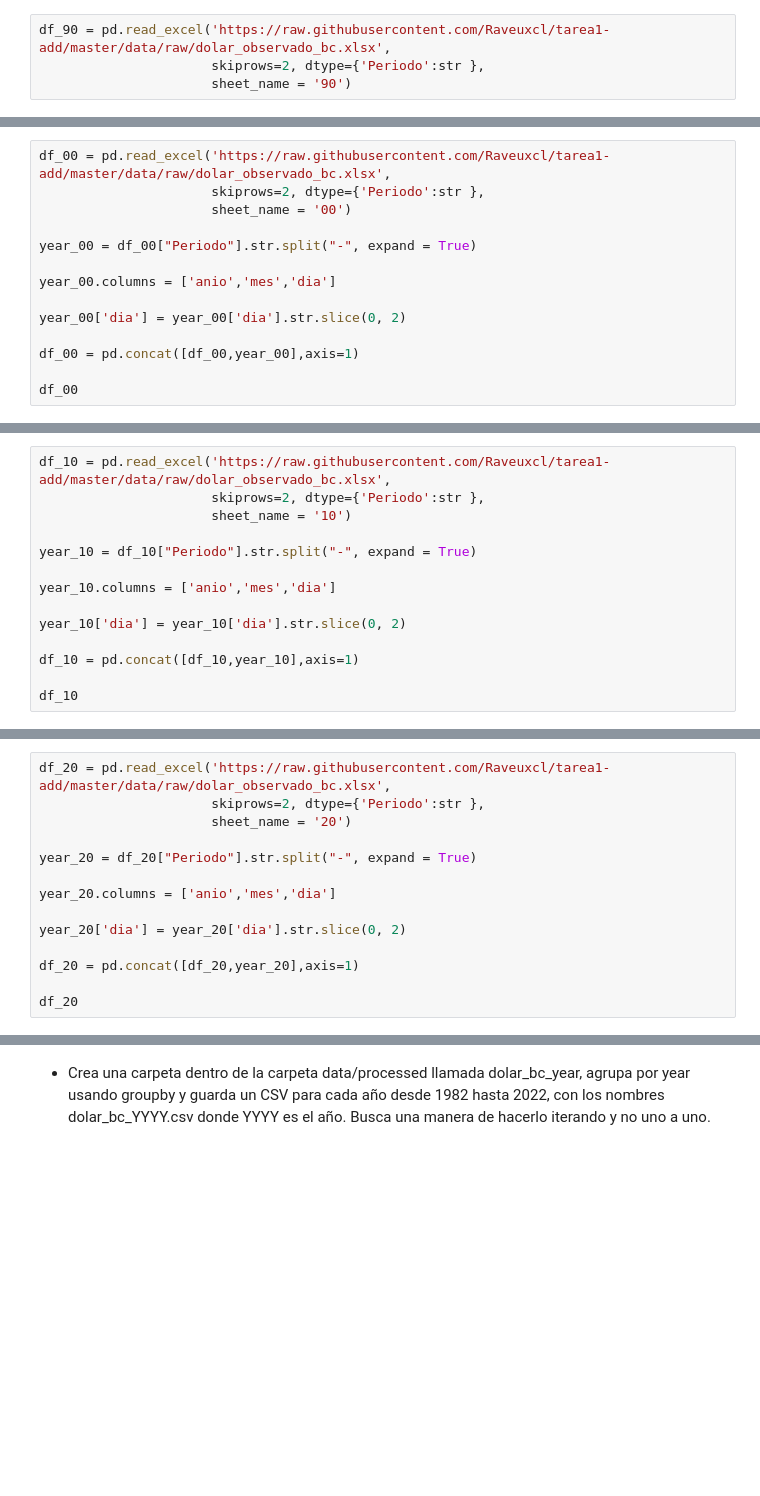
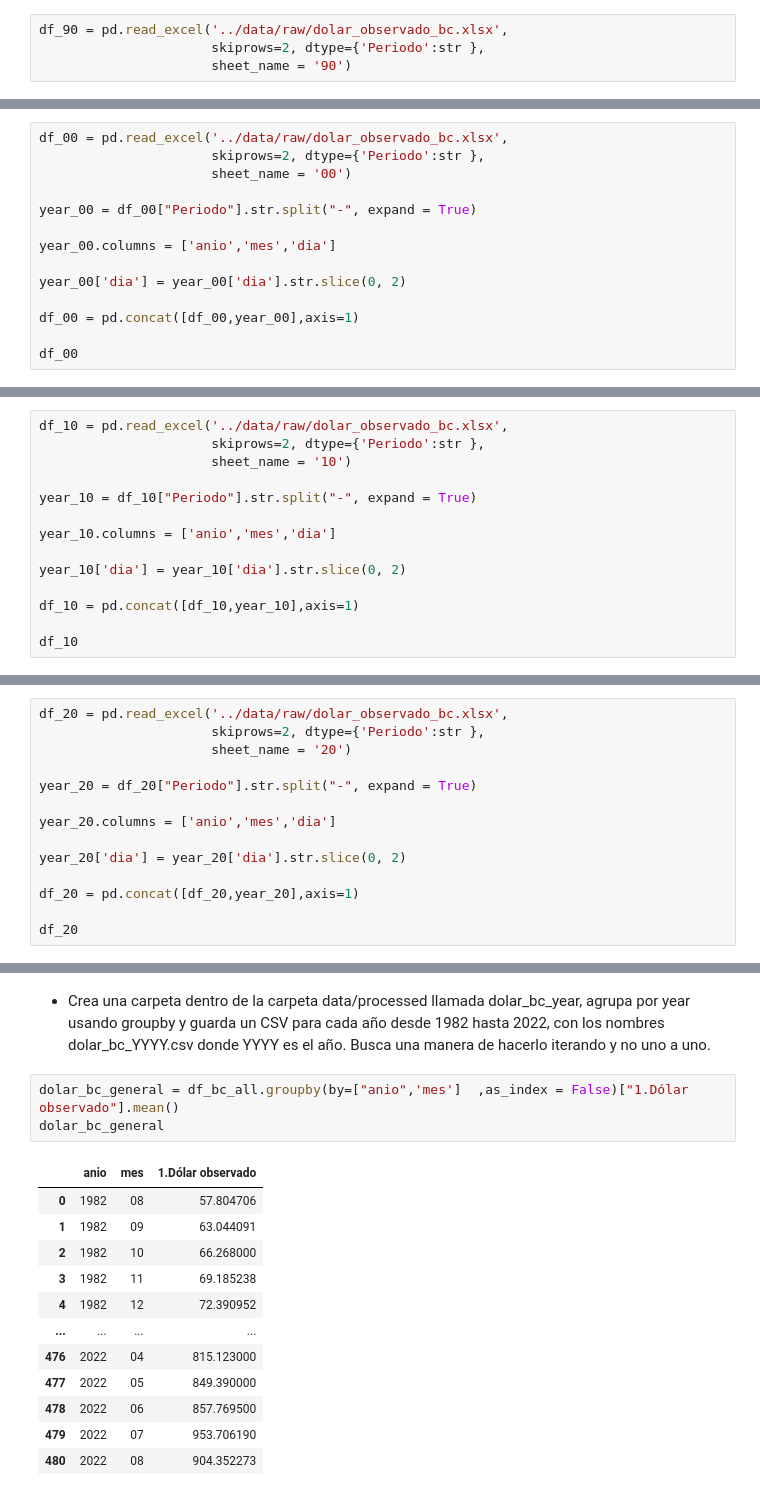
Before and after one commit to vmlandae/tarea1-add, a Jupyter notebook: notebooks/3_nb_Raveuxcl.ipynb, the cells around one changed output, grey strips where cells are left out. Drawn from its saved outputs; the diff is of its cells as text; blank space fills up the shorter version.

```diff
--- a/notebooks/3_nb_Raveuxcl.ipynb
+++ b/notebooks/3_nb_Raveuxcl.ipynb
@@ -361,7 +361,7 @@ df_80
 # %% [markdown]
 #### Decada 90
 # %%
-df_90 = pd.read_excel('https://raw.githubusercontent.com/Raveuxcl/tarea1-add/master/data/raw/dolar_observado_bc.xlsx',
+df_90 = pd.read_excel('../data/raw/dolar_observado_bc.xlsx',
                       skiprows=2, dtype={'Periodo':str },
                       sheet_name = '90')
 # %%
@@ -391,7 +391,7 @@ df_90
 # %% [markdown]
 #### Decada 00
 # %%
-df_00 = pd.read_excel('https://raw.githubusercontent.com/Raveuxcl/tarea1-add/master/data/raw/dolar_observado_bc.xlsx',
+df_00 = pd.read_excel('../data/raw/dolar_observado_bc.xlsx',
                       skiprows=2, dtype={'Periodo':str },
                       sheet_name = '00')
 
@@ -421,7 +421,7 @@ df_00
 # %% [markdown]
 #### Decada 10
 # %%
-df_10 = pd.read_excel('https://raw.githubusercontent.com/Raveuxcl/tarea1-add/master/data/raw/dolar_observado_bc.xlsx',
+df_10 = pd.read_excel('../data/raw/dolar_observado_bc.xlsx',
                       skiprows=2, dtype={'Periodo':str },
                       sheet_name = '10')
 
@@ -451,7 +451,7 @@ df_10
 # %% [markdown]
 #### Decada 20
 # %%
-df_20 = pd.read_excel('https://raw.githubusercontent.com/Raveuxcl/tarea1-add/master/data/raw/dolar_observado_bc.xlsx',
+df_20 = pd.read_excel('../data/raw/dolar_observado_bc.xlsx',
                       skiprows=2, dtype={'Periodo':str },
                       sheet_name = '20')
 
@@ -501,3 +501,19 @@ df_bc_all
 14633 rows × 5 columns
 # %% [markdown]
 * Crea una carpeta dentro de la carpeta data/processed llamada dolar_bc_year, agrupa por year usando groupby y guarda un CSV para cada año desde 1982 hasta 2022, con los nombres dolar_bc_YYYY.csv donde YYYY es el año. Busca una manera de hacerlo iterando y no uno a uno.
+# %%
+dolar_bc_general = df_bc_all.groupby(by=["anio",'mes']  ,as_index = False)["1.Dólar observado"].mean()
+dolar_bc_general
+# %% [output]
+|  | anio | mes | 1.Dólar observado |
+| 0 | 1982 | 08 | 57.804706 |
+| 1 | 1982 | 09 | 63.044091 |
+| 2 | 1982 | 10 | 66.268000 |
+| 3 | 1982 | 11 | 69.185238 |
+| 4 | 1982 | 12 | 72.390952 |
+| ... | ... | ... | ... |
+| 476 | 2022 | 04 | 815.123000 |
+| 477 | 2022 | 05 | 849.390000 |
+| 478 | 2022 | 06 | 857.769500 |
+| 479 | 2022 | 07 | 953.706190 |
+| 480 | 2022 | 08 | 904.352273 |
```
Also changed, not shown: parts of 3 cells of this notebook, 41 other files.
